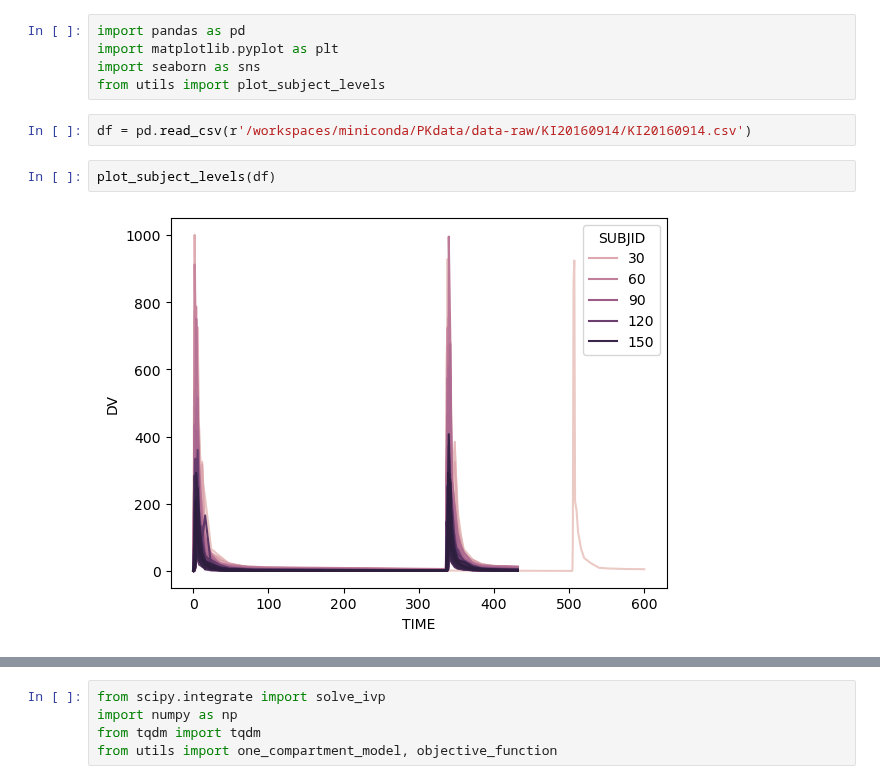
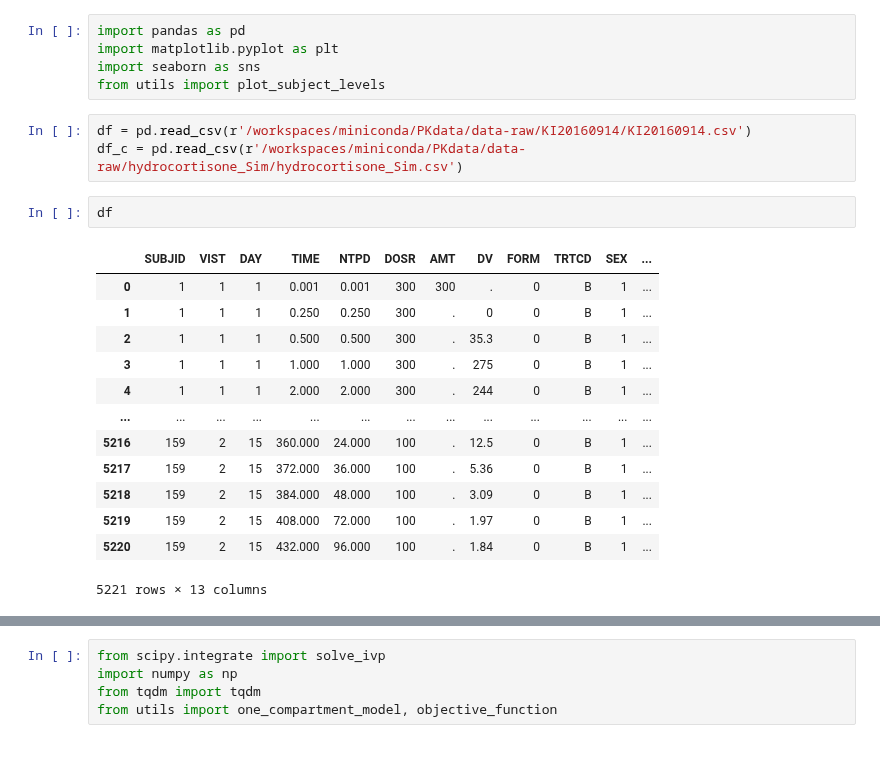
Before and after one commit to kelleyjbrady/NiceODE, a Jupyter notebook: t_0atDV_max_ode_solver_r.ipynb, the cells around one changed output, grey strips where cells are left out. Cells and saved outputs as stored; diff of their text form; blank space fills up the shorter version.

```diff
--- a/t_0atDV_max_ode_solver_r.ipynb
+++ b/t_0atDV_max_ode_solver_r.ipynb
@@ -5,7 +5,20 @@ import seaborn as sns
 from utils import plot_subject_levels
 # %%
 df = pd.read_csv(r'/workspaces/miniconda/PKdata/data-raw/KI20160914/KI20160914.csv')
+df_c = pd.read_csv(r'/workspaces/miniconda/PKdata/data-raw/hydrocortisone_Sim/hydrocortisone_Sim.csv')
-# %%
-plot_subject_levels(df)
-# %% [output]
-[figure, removed]
+# %%
+df
+# %% [output]
+|  | SUBJID | VIST | DAY | TIME | NTPD | DOSR | AMT | DV | FORM | TRTCD | SEX | ... |
+| 0 | 1 | 1 | 1 | 0.001 | 0.001 | 300 | 300 | . | 0 | B | 1 | ... |
+| 1 | 1 | 1 | 1 | 0.250 | 0.250 | 300 | . | 0 | 0 | B | 1 | ... |
+| 2 | 1 | 1 | 1 | 0.500 | 0.500 | 300 | . | 35.3 | 0 | B | 1 | ... |
+| 3 | 1 | 1 | 1 | 1.000 | 1.000 | 300 | . | 275 | 0 | B | 1 | ... |
+| 4 | 1 | 1 | 1 | 2.000 | 2.000 | 300 | . | 244 | 0 | B | 1 | ... |
+| ... | ... | ... | ... | ... | ... | ... | ... | ... | ... | ... | ... | ... |
+| 5216 | 159 | 2 | 15 | 360.000 | 24.000 | 100 | . | 12.5 | 0 | B | 1 | ... |
+| 5217 | 159 | 2 | 15 | 372.000 | 36.000 | 100 | . | 5.36 | 0 | B | 1 | ... |
+| 5218 | 159 | 2 | 15 | 384.000 | 48.000 | 100 | . | 3.09 | 0 | B | 1 | ... |
+| 5219 | 159 | 2 | 15 | 408.000 | 72.000 | 100 | . | 1.97 | 0 | B | 1 | ... |
+| 5220 | 159 | 2 | 15 | 432.000 | 96.000 | 100 | . | 1.84 | 0 | B | 1 | ... |
+5221 rows × 13 columns
```
Also changed, not shown: parts of 21 cells of this notebook, 2 other files.
